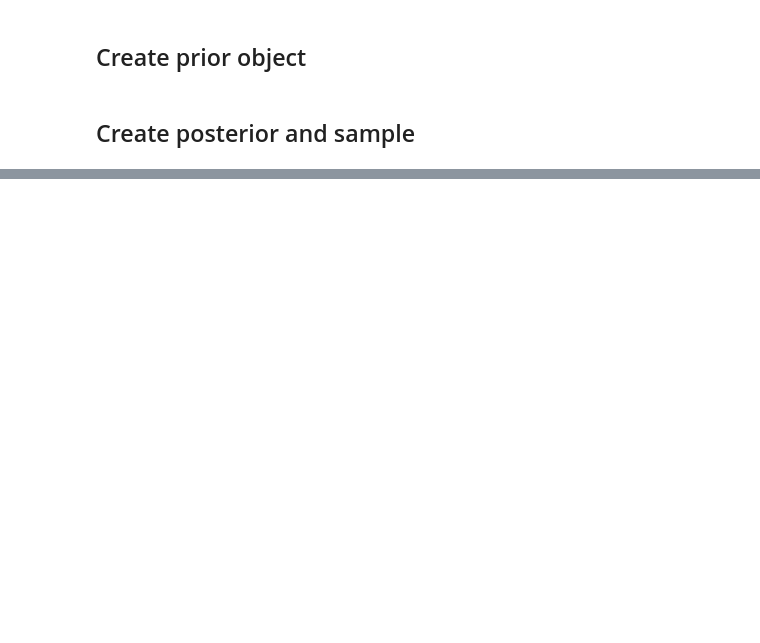
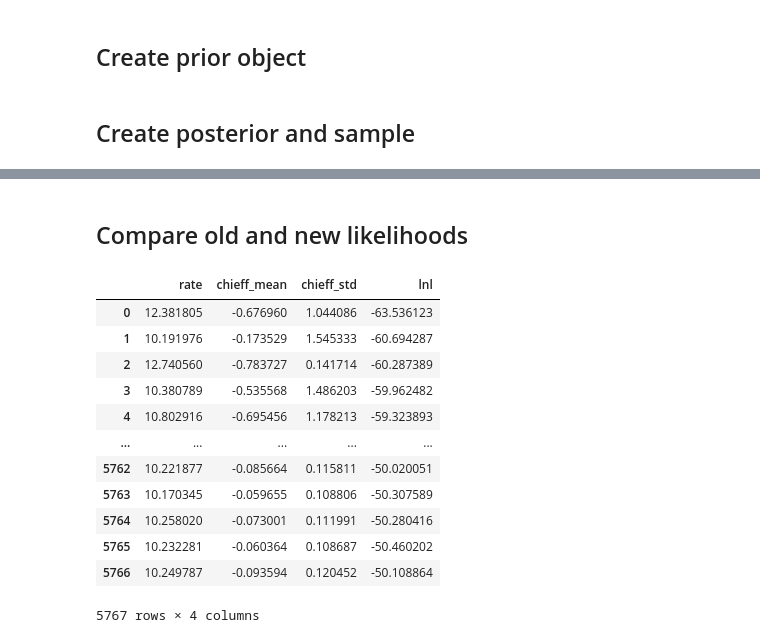
Before and after one commit to isha1810/cogwheel, a Jupyter notebook: cogwheel/new_population_inference/test_population_inference_new.ipynb, the cells around one changed output, grey strips where cells are left out. Drawn from its saved outputs; the diff is of its cells as text; code cells hidden in the pictures; blank space fills up the shorter version.

```diff
--- a/cogwheel/new_population_inference/test_population_inference_new.ipynb
+++ b/cogwheel/new_population_inference/test_population_inference_new.ipynb
@@ -108,0 +127,18 @@ corner.corner(samples);
+# %% [markdown]
+## Compare old and new likelihoods
+# %%
+samples
+# %% [output]
+|  | rate | chieff_mean | chieff_std | lnl |
+| 0 | 12.381805 | -0.676960 | 1.044086 | -63.536123 |
+| 1 | 10.191976 | -0.173529 | 1.545333 | -60.694287 |
+| 2 | 12.740560 | -0.783727 | 0.141714 | -60.287389 |
+| 3 | 10.380789 | -0.535568 | 1.486203 | -59.962482 |
+| 4 | 10.802916 | -0.695456 | 1.178213 | -59.323893 |
+| ... | ... | ... | ... | ... |
+| 5762 | 10.221877 | -0.085664 | 0.115811 | -50.020051 |
+| 5763 | 10.170345 | -0.059655 | 0.108806 | -50.307589 |
+| 5764 | 10.258020 | -0.073001 | 0.111991 | -50.280416 |
+| 5765 | 10.232281 | -0.060364 | 0.108687 | -50.460202 |
+| 5766 | 10.249787 | -0.093594 | 0.120452 | -50.108864 |
+5767 rows × 4 columns
```
Also changed, not shown: parts of 13 cells of this notebook, 2 other files.
